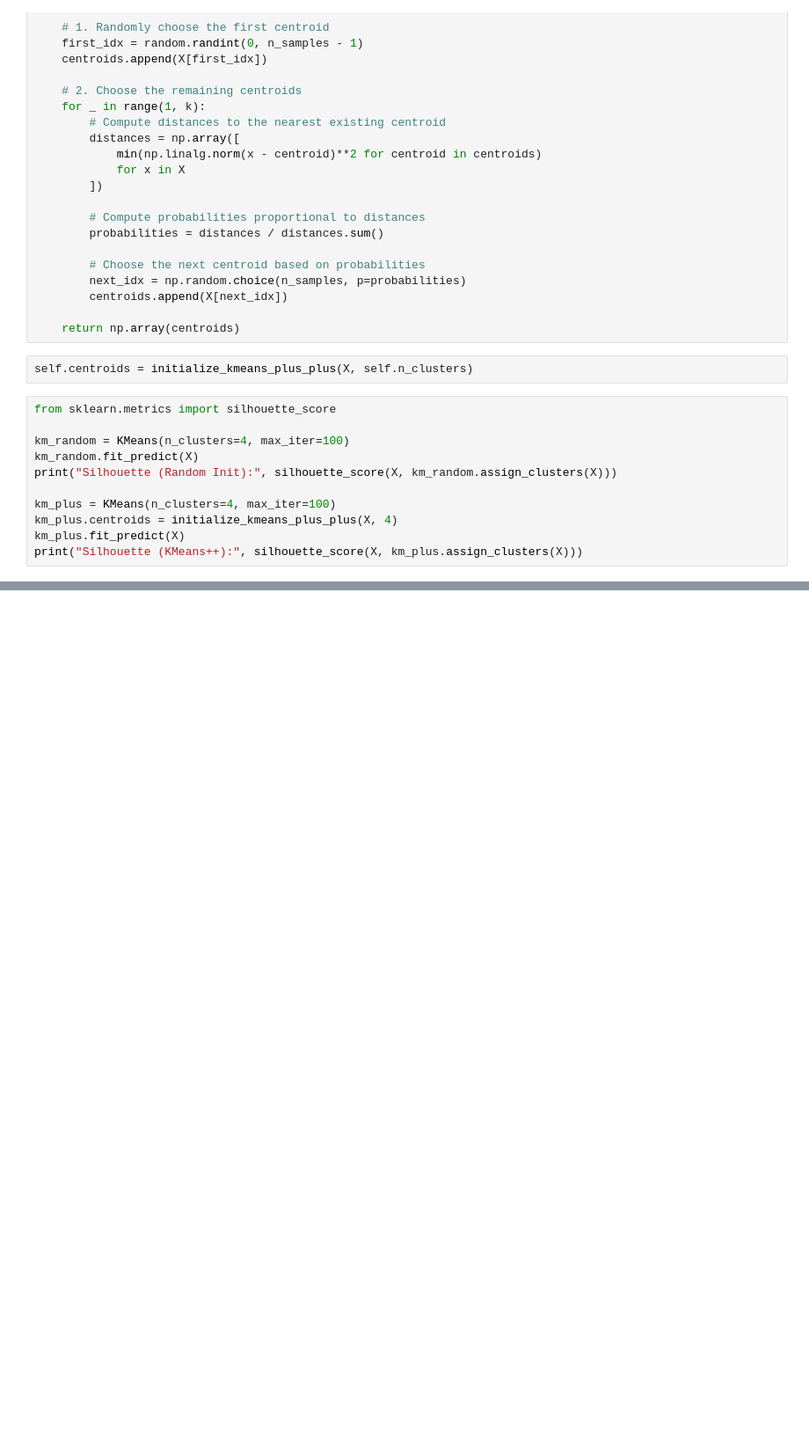
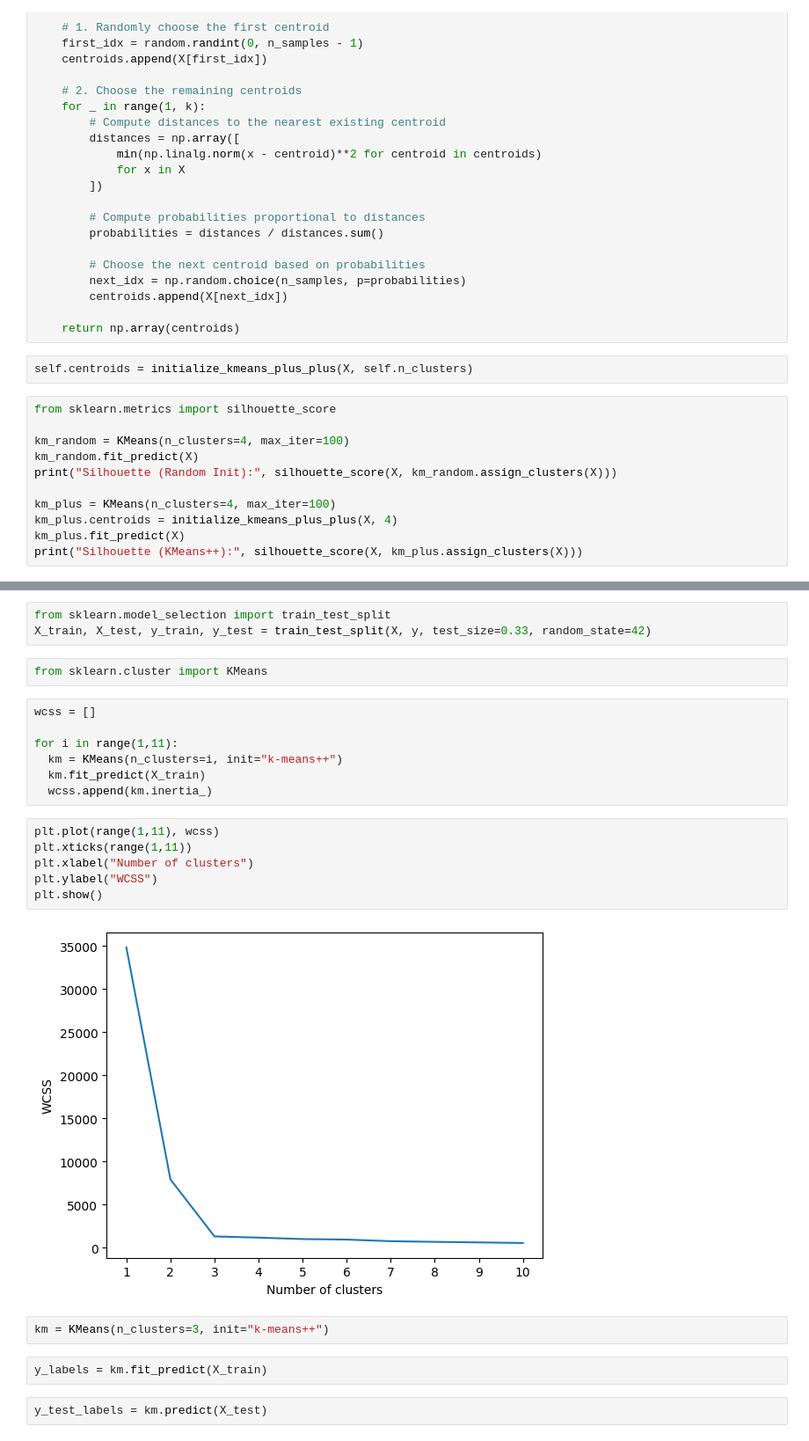
Before and after one commit to Abhishek3102/ML, a Jupyter notebook: K_Means_Clustering.ipynb, the cells around one changed output, grey strips where cells are left out. Shown: that part at 88% size. Cells and saved outputs as stored; diff of their text form; blank space fills up the shorter version.

```diff
--- a/K_Means_Clustering.ipynb
+++ b/K_Means_Clustering.ipynb
@@ -452,0 +471,26 @@ print("Silhouette (KMeans++):", silhouette_score(X, km_plus.assign_clusters(X)))
+# %%
+from sklearn.model_selection import train_test_split
+X_train, X_test, y_train, y_test = train_test_split(X, y, test_size=0.33, random_state=42)
+# %%
+from sklearn.cluster import KMeans
+# %%
+wcss = []
+
+for i in range(1,11):
+  km = KMeans(n_clusters=i, init="k-means++")
+  km.fit_predict(X_train)
+  wcss.append(km.inertia_)
+# %%
+plt.plot(range(1,11), wcss)
+plt.xticks(range(1,11))
+plt.xlabel("Number of clusters")
+plt.ylabel("WCSS")
+plt.show()
+# %% [output]
+[figure, added]
+# %%
+km = KMeans(n_clusters=3, init="k-means++")
+# %%
+y_labels = km.fit_predict(X_train)
+# %%
+y_test_labels = km.predict(X_test)
```
Also changed, not shown: parts of 14 cells of this notebook.
